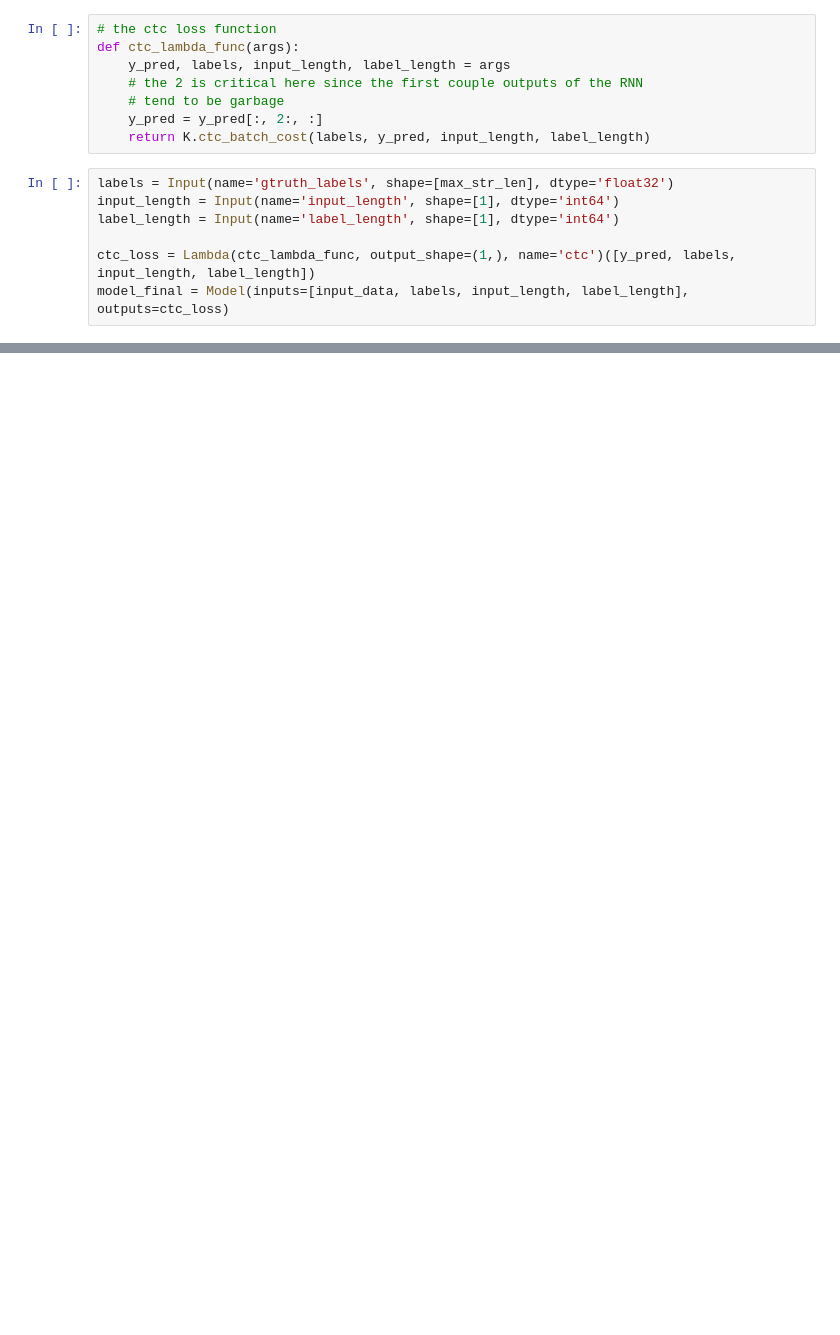
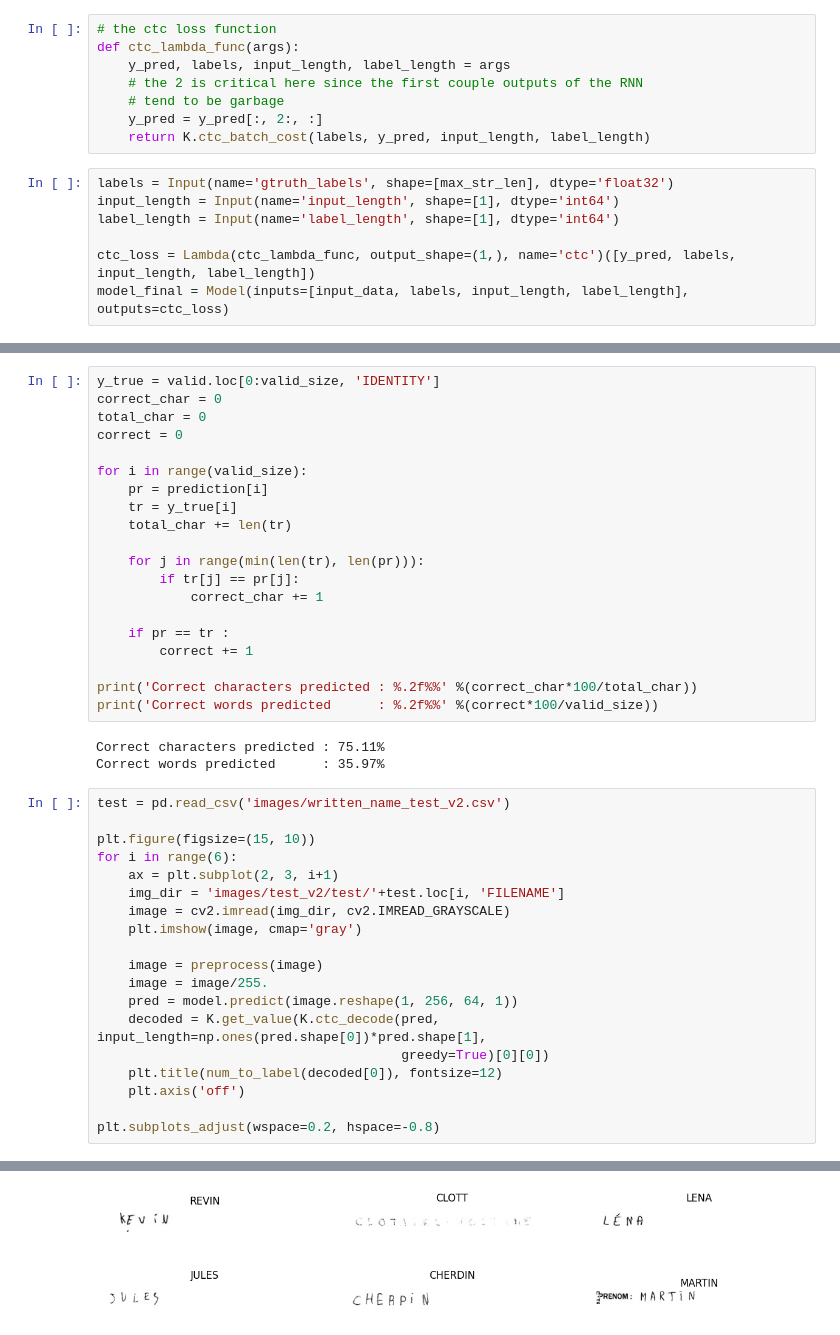
Before and after one commit to kishan20-00/Handwritten_Image_Recognition, a Jupyter notebook: model/Model.ipynb, the cells around one changed output, grey strips where cells are left out. Drawn from its saved outputs; the diff is of its cells as text; blank space fills up the shorter version.

Commit message:
Created Word Detection model

```diff
--- a/model/Model.ipynb
+++ b/model/Model.ipynb
@@ -384,0 +365,43 @@ Detected at node StatefulPartitionedCall/functional_1_1/conv5_1/add defined at (
+# %%
+y_true = valid.loc[0:valid_size, 'IDENTITY']
+correct_char = 0
+total_char = 0
+correct = 0
+
+for i in range(valid_size):
+    pr = prediction[i]
+    tr = y_true[i]
+    total_char += len(tr)
+
+    for j in range(min(len(tr), len(pr))):
+        if tr[j] == pr[j]:
+            correct_char += 1
+
+    if pr == tr :
+        correct += 1
+
+print('Correct characters predicted : %.2f%%' %(correct_char*100/total_char))
+print('Correct words predicted      : %.2f%%' %(correct*100/valid_size))
+# %% [output]
+Correct characters predicted : 75.11%
+Correct words predicted      : 35.97%
+# %%
+test = pd.read_csv('images/written_name_test_v2.csv')
+
+plt.figure(figsize=(15, 10))
+for i in range(6):
+    ax = plt.subplot(2, 3, i+1)
+    img_dir = 'images/test_v2/test/'+test.loc[i, 'FILENAME']
+    image = cv2.imread(img_dir, cv2.IMREAD_GRAYSCALE)
+    plt.imshow(image, cmap='gray')
+
+    image = preprocess(image)
+    image = image/255.
+    pred = model.predict(image.reshape(1, 256, 64, 1))
+    decoded = K.get_value(K.ctc_decode(pred, input_length=np.ones(pred.shape[0])*pred.shape[1],
+                                       greedy=True)[0][0])
+    plt.title(num_to_label(decoded[0]), fontsize=12)
+    plt.axis('off')
+
+plt.subplots_adjust(wspace=0.2, hspace=-0.8)
+# %% [output]
@@ -384,0 +414 @@ Detected at node StatefulPartitionedCall/functional_1_1/conv5_1/add defined at (
+[figure, added]
```
Also changed, not shown: parts of 8 cells of this notebook, 11 other files.
